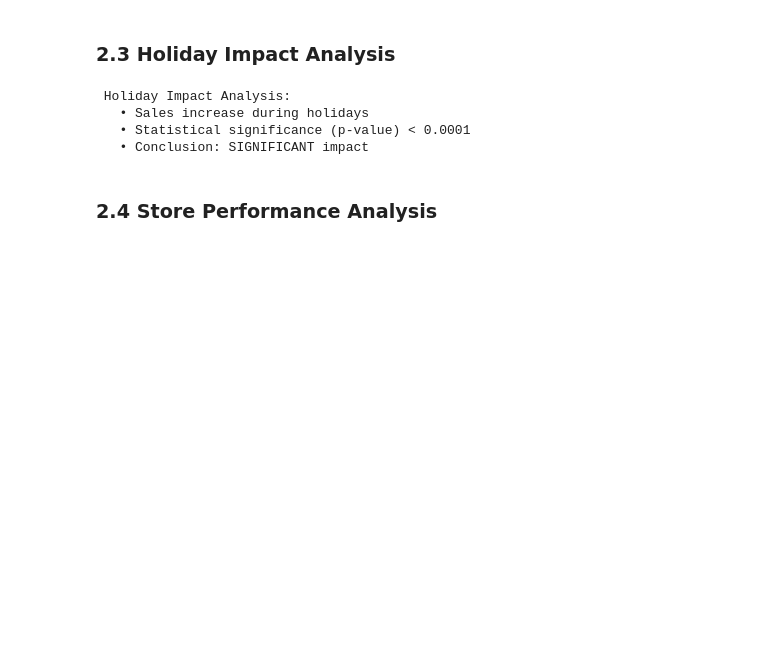
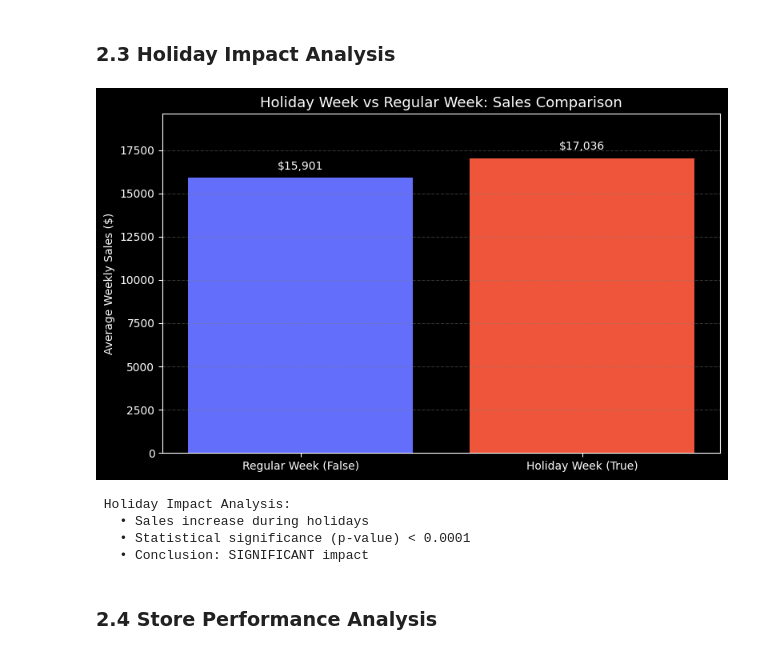
Before and after one commit to Akanksha200008/WalmartForecastSales, a Jupyter notebook: walmart_forecast.ipynb, the cells around one changed output. Cells and saved outputs as stored; diff of their text form; code cells hidden in the pictures; blank space fills up the shorter version.

```diff
--- a/walmart_forecast.ipynb
+++ b/walmart_forecast.ipynb
@@ -243,47 +233,50 @@ Decomposition reveals:
 # %%
 # Statistical comparison: Holiday vs Non-Holiday
 holiday_sales = df.groupby('IsHoliday')['Weekly_Sales'].agg(['mean', 'median', 'std']).reset_index()
 holiday_sales['IsHoliday'] = holiday_sales['IsHoliday'].map({True: 'Holiday Week', False: 'Regular Week'})
 
-fig = go.Figure()
+# Dark background only for this plot
+with plt.style.context('dark_background'):
+    colors = ['#EF553B' if h == 'Holiday Week' else '#636EFA' for h in holiday_sales['IsHoliday']]
 
-fig.add_trace(go.Bar(
-    x=holiday_sales['IsHoliday'],
-    y=holiday_sales['mean'],
-    name='Average Sales',
-    marker_color=['#EF553B', '#636EFA'],
-    text=[f"${val:,.0f}" for val in holiday_sales['mean']],
-    textposition='outside'
-))
+    plt.figure(figsize=(8, 5))
+    bars = plt.bar(holiday_sales['IsHoliday'].astype(str), holiday_sales['mean'], color=colors)
 
-fig.update_layout(
-    title=' Holiday Week vs Regular Week: Sales Comparison',
-    yaxis_title='Average Weekly Sales ($)',
-    height=500,
-    yaxis=dict(range=[0, holiday_sales['mean'].max() * 1.15])  # Add 15% space at top
-)
+    # Add value labels
+    for bar, val in zip(bars, holiday_sales['mean']):
+        plt.text(bar.get_x() + bar.get_width()/2, val + (0.02 * holiday_sales['mean'].max()),
+                 f"${val:,.0f}", ha='center', va='bottom', fontsize=10, color='white')
 
-fig.show()
+    plt.title('Holiday Week vs Regular Week: Sales Comparison', fontsize=13, color='white')
+    plt.ylabel('Average Weekly Sales ($)', color='white')
+    plt.ylim(0, holiday_sales['mean'].max() * 1.15)
+    plt.grid(axis='y', linestyle='--', alpha=0.4, color='gray')
+
+    plt.xticks([0, 1], ['Regular Week (False)', 'Holiday Week (True)'], color='white')
+    plt.tight_layout()
+    plt.show()
+
 
 # Statistical test
 holiday_data = df[df['IsHoliday'] == True]['Weekly_Sales']
 regular_data = df[df['IsHoliday'] == False]['Weekly_Sales']
 t_stat, p_value = stats.ttest_ind(holiday_data, regular_data)
 
 pct_increase = ((holiday_sales.loc[0, 'mean'] - holiday_sales.loc[1, 'mean']) /
                 holiday_sales.loc[1, 'mean'] * 100)
 
 
 
 
 print(f"\n Holiday Impact Analysis:")
 print(f"   • Sales increase during holidays")
 if p_value < 1e-4:
     print(f"   • Statistical significance (p-value) < 0.0001")
 else:
     print(f"   • Statistical significance (p-value) = {p_value:.4f}")
 print(f"   • Conclusion: {'SIGNIFICANT' if p_value < 0.05 else 'NOT SIGNIFICANT'} impact")
 # %% [output]
+[figure, added]
  Holiday Impact Analysis:
    • Sales increase during holidays
    • Statistical significance (p-value) < 0.0001
```
Also changed, not shown: parts of 13 cells of this notebook.
